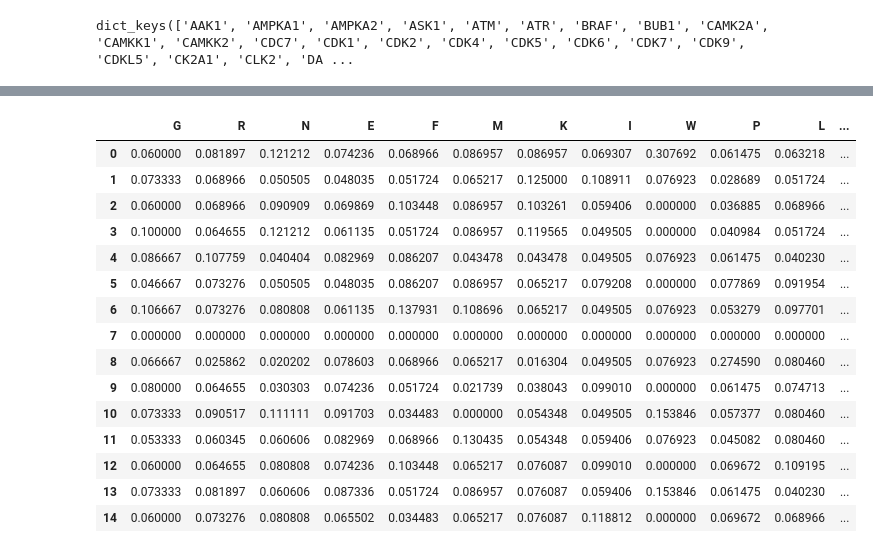
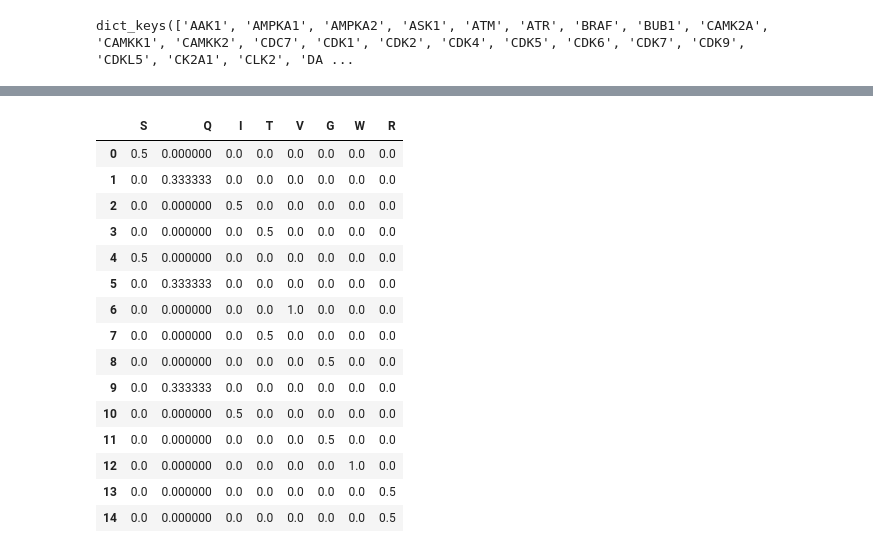
Before and after one commit to sadiatulmarzan/kinases_phosposite, a Jupyter notebook: python code/compare.ipynb, the cells around one changed output, grey strips where cells are left out. Cells and saved outputs as stored; diff of their text form; code cells hidden in the pictures.

```diff
--- a/python code/compare.ipynb
+++ b/python code/compare.ipynb
@@ -7,6 +7,6 @@ import matplotlib.pyplot as plt
 import seaborn as sns
 # %%
 # load pickled data
-with open('data1.pkl', 'rb') as f:
-    data1 = pickle.load(f)
+with open('psp_pssm.pkl', 'rb') as f:
+    PSSM_PSP = pickle.load(f)
 # %%
@@ -14,6 +14,6 @@ data1.keys()
 # %% [output]
 dict_keys(['AAK1', 'AMPKA1', 'AMPKA2', 'ASK1', 'ATM', 'ATR', 'BRAF', 'BUB1', 'CAMK2A', 'CAMKK1', 'CAMKK2', 'CDC7', 'CDK1', 'CDK2', 'CDK4', 'CDK5', 'CDK6', 'CDK7', 'CDK9', 'CDKL5', 'CK2A1', 'CLK2', 'DA ...
 # %%
-with open('scop3p.pickle', 'rb') as f:
-    data2 = pickle.load(f)
+with open('johnson_pssm.pkl', 'rb') as f:
+    PSSM_johnson = pickle.load(f)
 # %%
@@ -28,2 +43,2 @@ set(data1.keys()).intersection(set(data2.keys()))
 # %%
-family = 'CDC7'
+family = 'AAK1'
@@ -57,20 +76,20 @@ data1[family]
 # %%
-data2[family]
+PSSM_johnson[family]
 # %% [output]
-|  | G | R | N | E | F | M | K | I | W | P | L | ... |
-| 0 | 0.060000 | 0.081897 | 0.121212 | 0.074236 | 0.068966 | 0.086957 | 0.086957 | 0.069307 | 0.307692 | 0.061475 | 0.063218 | ... |
-| 1 | 0.073333 | 0.068966 | 0.050505 | 0.048035 | 0.051724 | 0.065217 | 0.125000 | 0.108911 | 0.076923 | 0.028689 | 0.051724 | ... |
-| 2 | 0.060000 | 0.068966 | 0.090909 | 0.069869 | 0.103448 | 0.086957 | 0.103261 | 0.059406 | 0.000000 | 0.036885 | 0.068966 | ... |
-| 3 | 0.100000 | 0.064655 | 0.121212 | 0.061135 | 0.051724 | 0.086957 | 0.119565 | 0.049505 | 0.000000 | 0.040984 | 0.051724 | ... |
-| 4 | 0.086667 | 0.107759 | 0.040404 | 0.082969 | 0.086207 | 0.043478 | 0.043478 | 0.049505 | 0.076923 | 0.061475 | 0.040230 | ... |
-| 5 | 0.046667 | 0.073276 | 0.050505 | 0.048035 | 0.086207 | 0.086957 | 0.065217 | 0.079208 | 0.000000 | 0.077869 | 0.091954 | ... |
-| 6 | 0.106667 | 0.073276 | 0.080808 | 0.061135 | 0.137931 | 0.108696 | 0.065217 | 0.049505 | 0.076923 | 0.053279 | 0.097701 | ... |
-| 7 | 0.000000 | 0.000000 | 0.000000 | 0.000000 | 0.000000 | 0.000000 | 0.000000 | 0.000000 | 0.000000 | 0.000000 | 0.000000 | ... |
-| 8 | 0.066667 | 0.025862 | 0.020202 | 0.078603 | 0.068966 | 0.065217 | 0.016304 | 0.049505 | 0.076923 | 0.274590 | 0.080460 | ... |
-| 9 | 0.080000 | 0.064655 | 0.030303 | 0.074236 | 0.051724 | 0.021739 | 0.038043 | 0.099010 | 0.000000 | 0.061475 | 0.074713 | ... |
-| 10 | 0.073333 | 0.090517 | 0.111111 | 0.091703 | 0.034483 | 0.000000 | 0.054348 | 0.049505 | 0.153846 | 0.057377 | 0.080460 | ... |
-| 11 | 0.053333 | 0.060345 | 0.060606 | 0.082969 | 0.068966 | 0.130435 | 0.054348 | 0.059406 | 0.076923 | 0.045082 | 0.080460 | ... |
-| 12 | 0.060000 | 0.064655 | 0.080808 | 0.074236 | 0.103448 | 0.065217 | 0.076087 | 0.099010 | 0.000000 | 0.069672 | 0.109195 | ... |
-| 13 | 0.073333 | 0.081897 | 0.060606 | 0.087336 | 0.051724 | 0.086957 | 0.076087 | 0.059406 | 0.153846 | 0.061475 | 0.040230 | ... |
-| 14 | 0.060000 | 0.073276 | 0.080808 | 0.065502 | 0.034483 | 0.065217 | 0.076087 | 0.118812 | 0.000000 | 0.069672 | 0.068966 | ... |
+|  | S | Q | I | T | V | G | W | R |
+| 0 | 0.5 | 0.000000 | 0.0 | 0.0 | 0.0 | 0.0 | 0.0 | 0.0 |
+| 1 | 0.0 | 0.333333 | 0.0 | 0.0 | 0.0 | 0.0 | 0.0 | 0.0 |
+| 2 | 0.0 | 0.000000 | 0.5 | 0.0 | 0.0 | 0.0 | 0.0 | 0.0 |
+| 3 | 0.0 | 0.000000 | 0.0 | 0.5 | 0.0 | 0.0 | 0.0 | 0.0 |
+| 4 | 0.5 | 0.000000 | 0.0 | 0.0 | 0.0 | 0.0 | 0.0 | 0.0 |
+| 5 | 0.0 | 0.333333 | 0.0 | 0.0 | 0.0 | 0.0 | 0.0 | 0.0 |
+| 6 | 0.0 | 0.000000 | 0.0 | 0.0 | 1.0 | 0.0 | 0.0 | 0.0 |
+| 7 | 0.0 | 0.000000 | 0.0 | 0.5 | 0.0 | 0.0 | 0.0 | 0.0 |
+| 8 | 0.0 | 0.000000 | 0.0 | 0.0 | 0.0 | 0.5 | 0.0 | 0.0 |
+| 9 | 0.0 | 0.333333 | 0.0 | 0.0 | 0.0 | 0.0 | 0.0 | 0.0 |
+| 10 | 0.0 | 0.000000 | 0.5 | 0.0 | 0.0 | 0.0 | 0.0 | 0.0 |
+| 11 | 0.0 | 0.000000 | 0.0 | 0.0 | 0.0 | 0.5 | 0.0 | 0.0 |
+| 12 | 0.0 | 0.000000 | 0.0 | 0.0 | 0.0 | 0.0 | 1.0 | 0.0 |
+| 13 | 0.0 | 0.000000 | 0.0 | 0.0 | 0.0 | 0.0 | 0.0 | 0.5 |
+| 14 | 0.0 | 0.000000 | 0.0 | 0.0 | 0.0 | 0.0 | 0.0 | 0.5 |
 # %%
```
Also changed, not shown: parts of 10 cells of this notebook, 3 other files.
